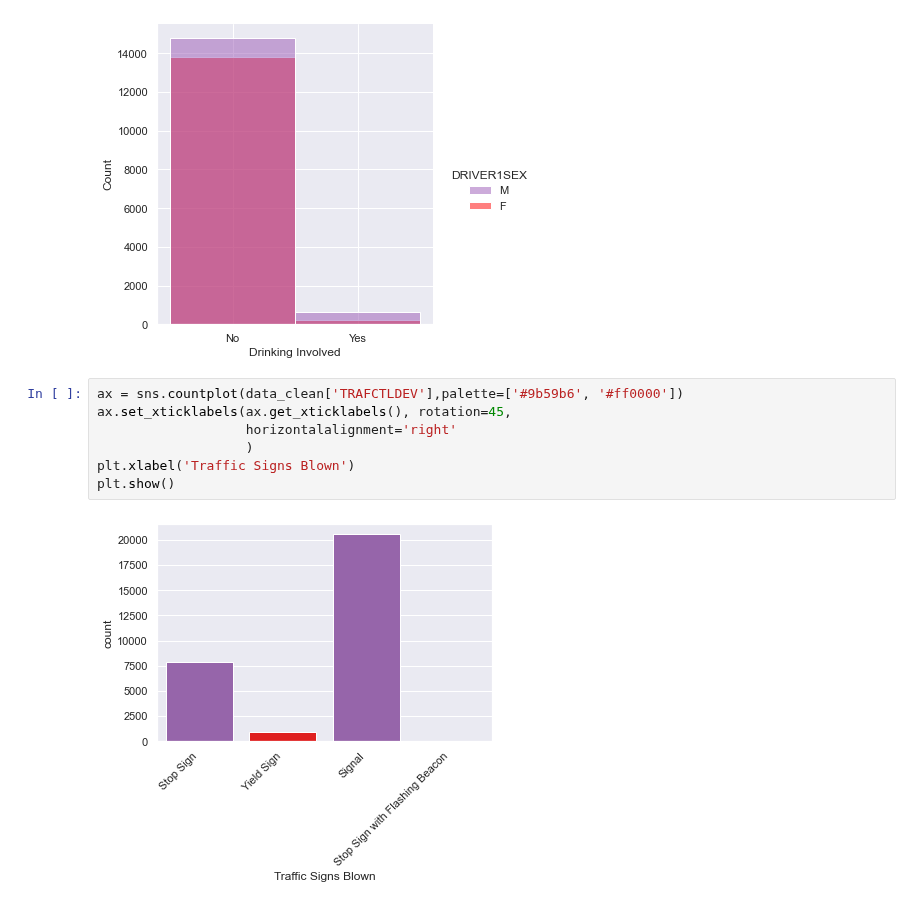
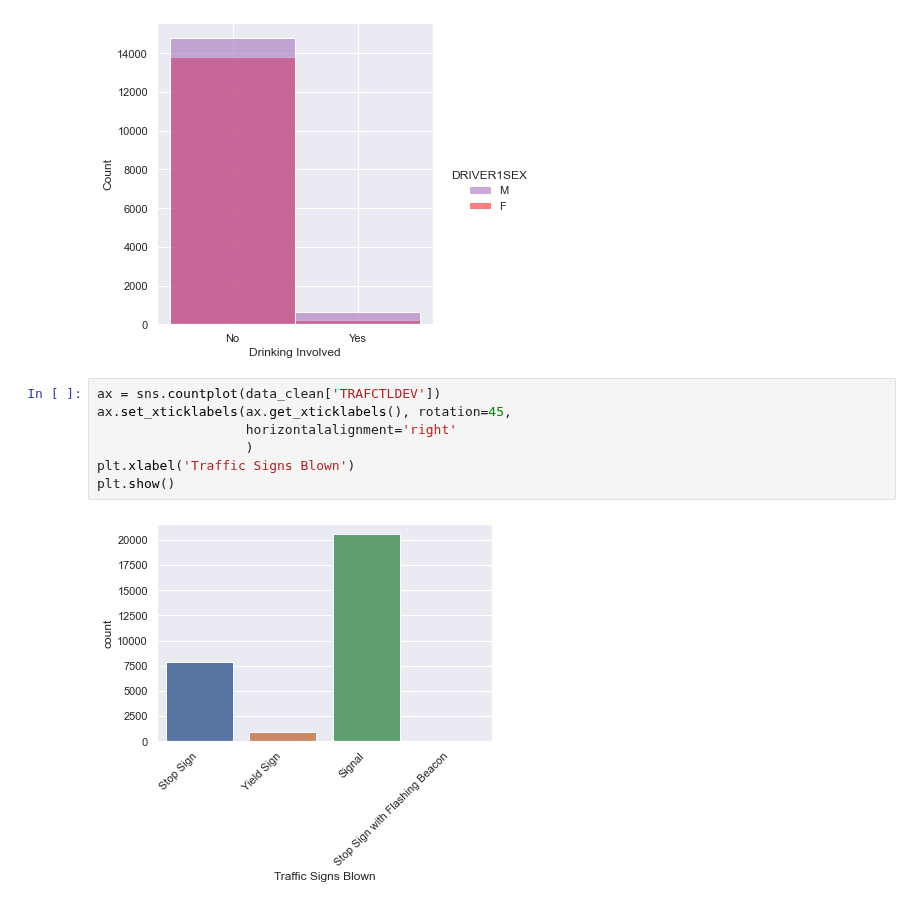
Before and after one commit to Ambush3/GR_Crash_Data, a Jupyter notebook: Crash.ipynb, the cells around one changed output. Cells and saved outputs as stored; diff of their text form.

```diff
--- a/Crash.ipynb
+++ b/Crash.ipynb
@@ -440,12 +440,12 @@ plt.xlabel('Drinking Involved')
 Text(0.5, 8.95999999999998, 'Drinking Involved')
 [figure]
 # %%
-ax = sns.countplot(data_clean['TRAFCTLDEV'],palette=['#9b59b6', '#ff0000'])
+ax = sns.countplot(data_clean['TRAFCTLDEV'])
 ax.set_xticklabels(ax.get_xticklabels(), rotation=45,
                    horizontalalignment='right'
                    )
 plt.xlabel('Traffic Signs Blown')
 plt.show()
 # %% [output]
-[figure, old version]
+[figure, new version]
 # %%
```
Also changed, not shown: parts of 6 cells of this notebook, 1 other file.
